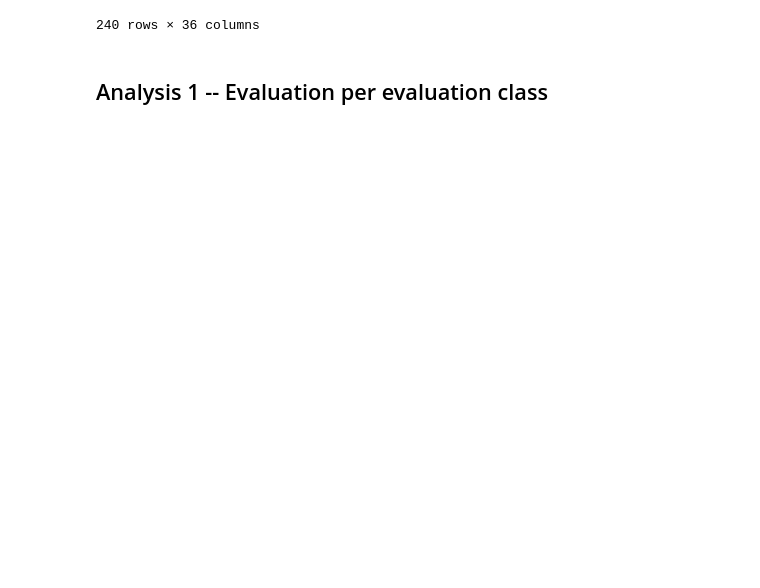
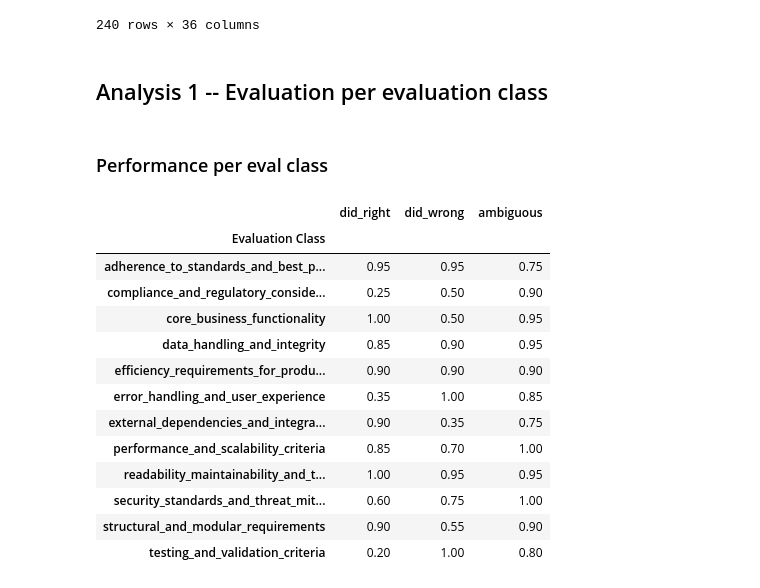
Before and after one commit to push-to-prod-ai/push-to-prod, a Jupyter notebook: syntropy-app/eda-notebook.ipynb, the cells around one changed output. Saved outputs shown, nothing was run; the diff lists cells and outputs as text; code cells hidden in the pictures; blank space fills up the shorter version.

```diff
--- a/syntropy-app/eda-notebook.ipynb
+++ b/syntropy-app/eda-notebook.ipynb
@@ -2049,4 +2052,19 @@ subjective_analyses_df# .groupby(by=['Evaluation Class'] + complexities + levels
+# %% [markdown]
+### Performance per eval class
 # %%
-levels = 'Beginner', 'Intermediate', 'Advanced'
-
-subjective_analyses_df[['Evaluation Class', , 'did_right', 'did_wrong', 'ambiguous']]
+subjective_analyses_df[['Evaluation Class'] + performance_metrics].groupby(by=['Evaluation Class']).mean()
+# %% [output]
+|  | did_right | did_wrong | ambiguous |
+| Evaluation Class |  |  |  |
+| adherence_to_standards_and_best_p... | 0.95 | 0.95 | 0.75 |
+| compliance_and_regulatory_conside... | 0.25 | 0.50 | 0.90 |
+| core_business_functionality | 1.00 | 0.50 | 0.95 |
+| data_handling_and_integrity | 0.85 | 0.90 | 0.95 |
+| efficiency_requirements_for_produ... | 0.90 | 0.90 | 0.90 |
+| error_handling_and_user_experience | 0.35 | 1.00 | 0.85 |
+| external_dependencies_and_integra... | 0.90 | 0.35 | 0.75 |
+| performance_and_scalability_criteria | 0.85 | 0.70 | 1.00 |
+| readability_maintainability_and_t... | 1.00 | 0.95 | 0.95 |
+| security_standards_and_threat_mit... | 0.60 | 0.75 | 1.00 |
+| structural_and_modular_requirements | 0.90 | 0.55 | 0.90 |
+| testing_and_validation_criteria | 0.20 | 1.00 | 0.80 |
```
Also changed, not shown: parts of 7 cells of this notebook.
